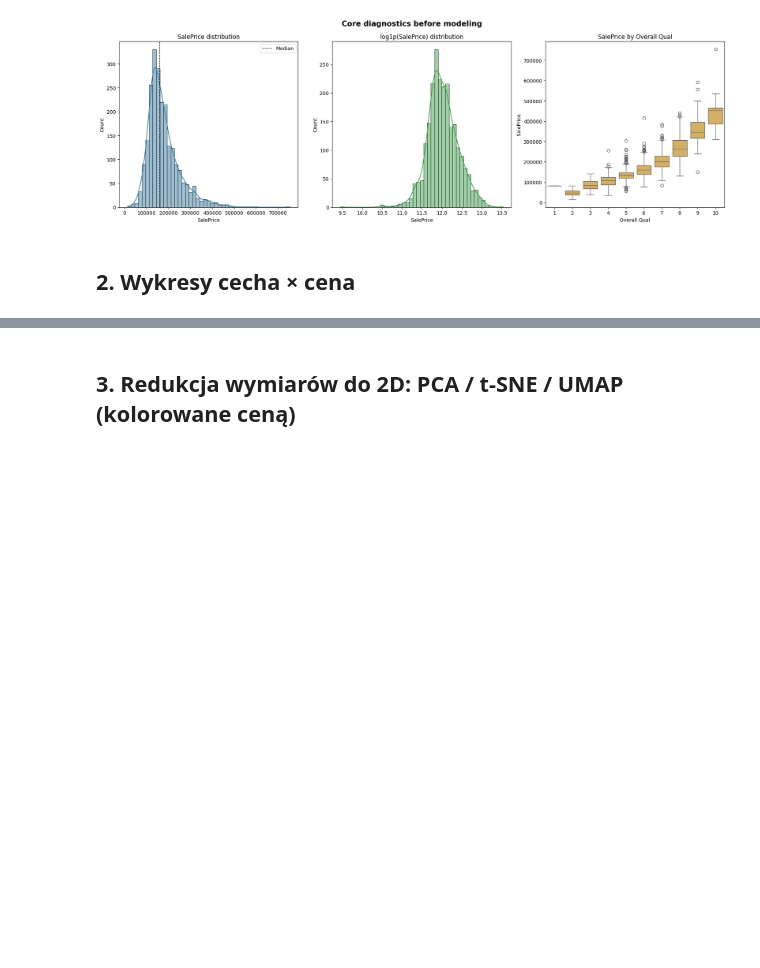
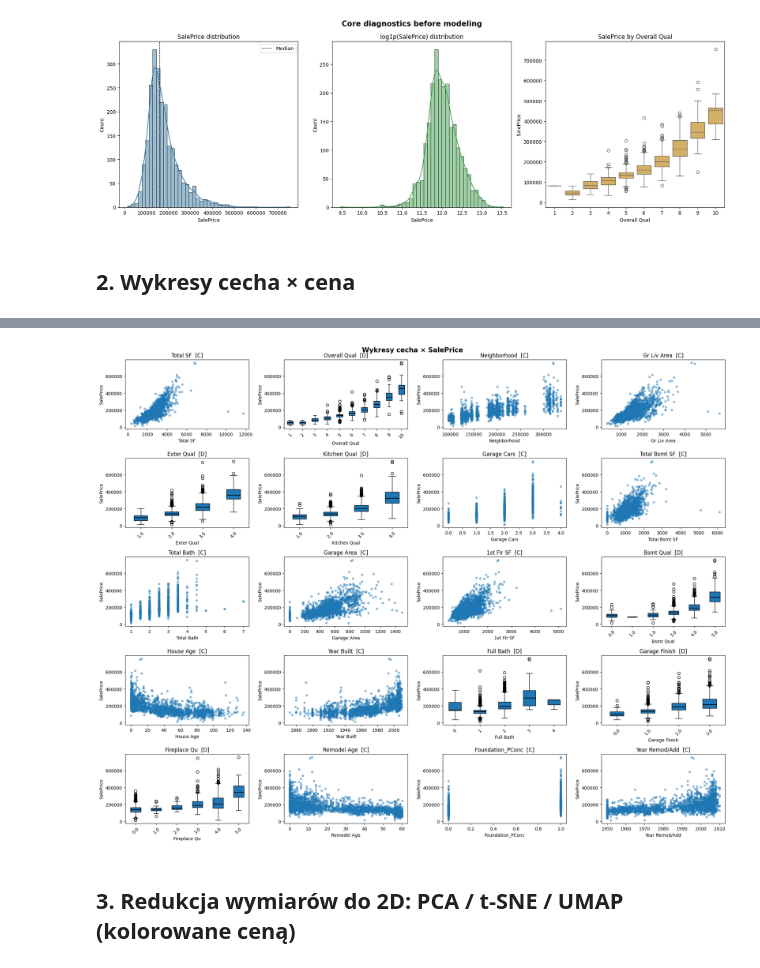
Before and after one commit to fistaszek2009/PropertyValuePredictor, a Jupyter notebook: ames_housing_improved.ipynb, the cells around one changed output, grey strips where cells are left out. Drawn from its saved outputs; the diff is of its cells as text; code cells hidden in the pictures; blank space fills up the shorter version.

```diff
--- a/ames_housing_improved.ipynb
+++ b/ames_housing_improved.ipynb
@@ -437,3 +406,82 @@ plt.show()
+# %%
+def get_feature_type(feature, ordinal_cols, encoded_cols, nunique_threshold=15):
+    """
+    Encoded cols (one-hot / target) are always treated as continuous.
+    """
+    if feature in encoded_cols:
+        return 'continuous'
+    if feature in ordinal_cols:
+        return 'discrete'
+    # Fallback: low cardinality int columns → discrete
+    if X_train[feature].dtype in ['int64', 'int32'] and X_train[feature].nunique() <= nunique_threshold:
+        return 'discrete'
+    return 'continuous'
+
+def plot_feature_vs_saleprice(ax, feature, feature_type):
+    if feature_type == 'discrete':
+        # --- BOXPLOT ---
+        groups = [
+            y_train[X_train[feature] == val].values
+            for val in sorted(X_train[feature].unique())
+        ]
+        labels = sorted(X_train[feature].unique())
+        bp = ax.boxplot(groups, tick_labels=labels, patch_artist=True,
+                        medianprops=dict(color='black', linewidth=1.5))
+
+        # Overlay outlier points (red x / blue o) on correct box positions
+        positions = {val: i+1 for i, val in enumerate(labels)}
+
+        # ax.scatter(
+        #     [positions[v] for v in X_train.loc[train_iso_mask, feature]],
+        #     y_train.loc[train_iso_mask],
+        #     s=70, marker='x', color='red', linewidths=1.2,
+        #     zorder=5, label='Removed (Isolation Forest)'
+        # )
+        # ax.scatter(
+        #     [positions[v] for v in X_train.loc[known_outlier_mask, feature]],
+        #     y_train.loc[known_outlier_mask],
+        #     s=70, marker='o', color='blue', linewidths=0.8,
+        #     zorder=5, label='Removed manually'
+        # )
+        ax.set_xlabel(feature)
+        ax.set_ylabel('SalePrice')
+        ax.tick_params(axis='x', rotation=45)
+
+    else:
+        # --- SCATTER PLOT ---
+        ax.scatter(X_train[feature], y_train,
+                   s=18, alpha=0.45, label='Train rows')
+        # ax.scatter(
+        #     X_train.loc[train_iso_mask, feature], y_train.loc[train_iso_mask],
+        #     s=70, marker='x', color='red', linewidths=0.5,
+        #     label='Removed (Isolation Forest)'
+        # )
+        # ax.scatter(
+        #     X_train.loc[known_outlier_mask, feature], y_train.loc[known_outlier_mask],
+        #     s=70, marker='o', color='blue', linewidths=0.25,
+        #     label='Removed manually'
+        # )
+        ax.set_xlabel(feature)
+        ax.set_ylabel('SalePrice')
+
+
+fig, axes = plt.subplots(5, 4, figsize=(20, 16))
+fig.suptitle('Wykresy cecha × SalePrice', fontsize=15, fontweight='bold')
+
+for i, row in enumerate(axes):
+    for j, ax in enumerate(row):
+        feature = top20_sorted[i*4+j]
+        encoded_cols = one_hot_cols.copy()
+        encoded_cols.extend(target_cols)
+        ftype = get_feature_type(feature, ordinal_cols, encoded_cols)
+        plot_feature_vs_saleprice(ax, feature, ftype)
+        ax.set_title(f'{feature}  [{ftype[0].upper()}]')  # D / C tag in title
+        # ax.legend(fontsize=6)
+
+plt.tight_layout()
+plt.show()
+# %% [output]
+[figure, added]
 # %% [markdown]
 ## 3. Redukcja wymiarów do 2D: PCA / t-SNE / UMAP (kolorowane ceną)
 # %%
```
Also changed, not shown: parts of 13 cells of this notebook, 1 other file.
